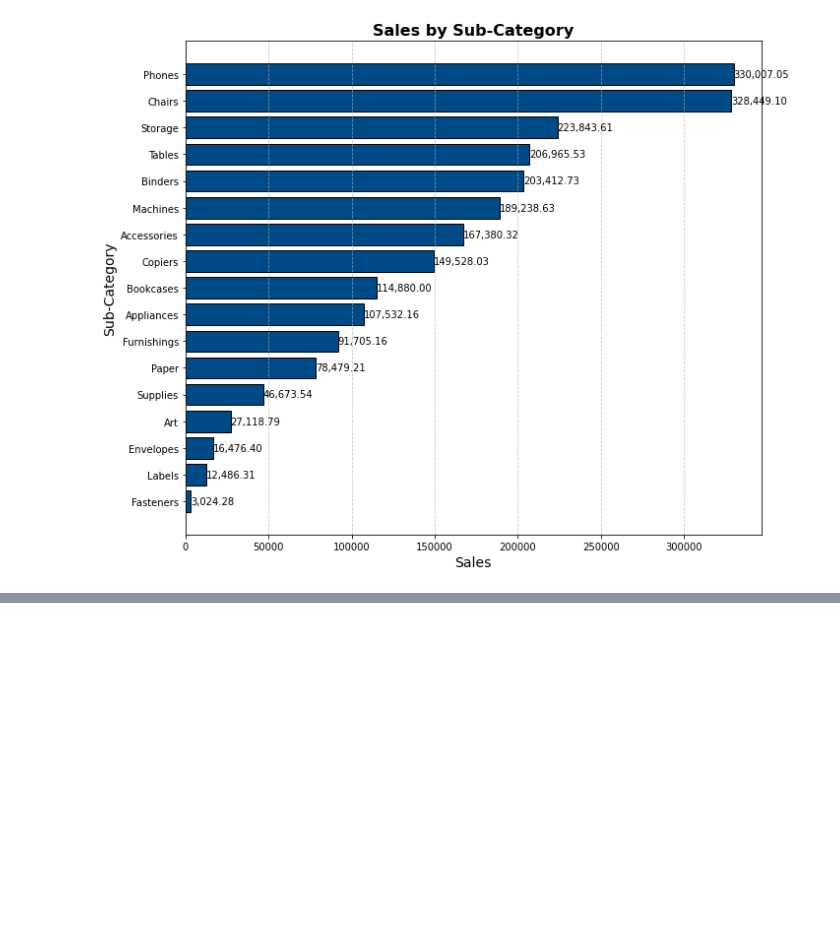
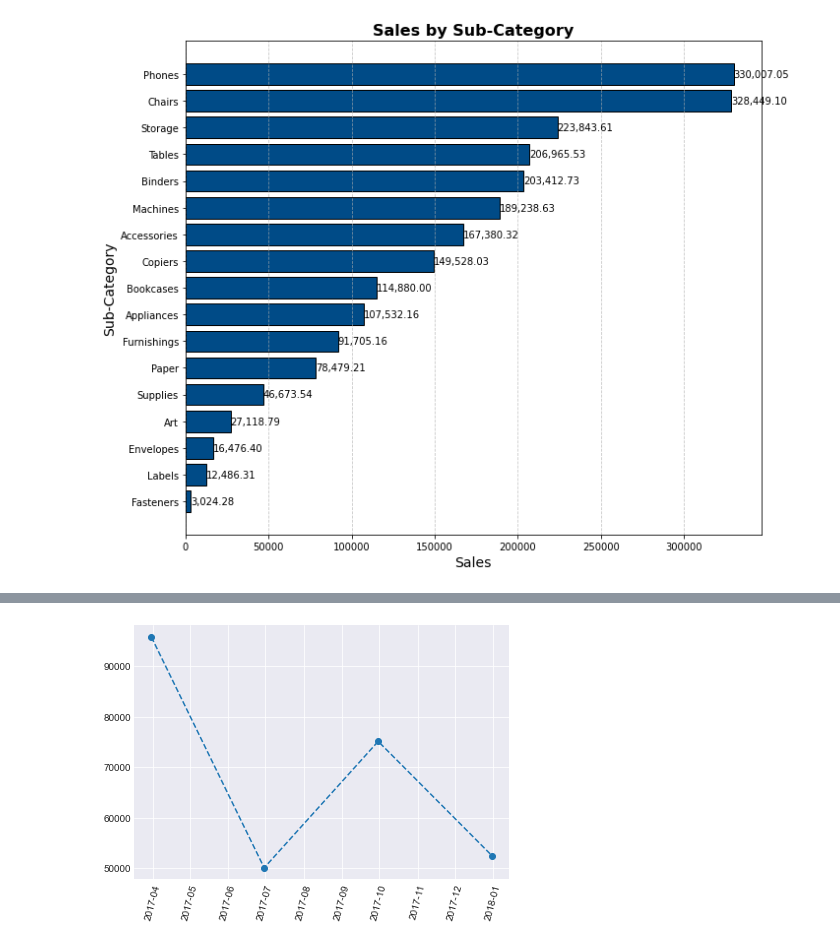
Before and after one commit to MehdiAliouan/Customer-Segmentation-Python, a Jupyter notebook: Superstore_Data_Analysis.ipynb, the cells around one changed output, grey strips where cells are left out. Cells and saved outputs as stored; diff of their text form; code cells hidden in the pictures; blank space fills up the shorter version.

```diff
--- a/Superstore_Data_Analysis.ipynb
+++ b/Superstore_Data_Analysis.ipynb
@@ -370,0 +459,8 @@ plt.show()
+# %%
+plt.plot(quarterly_sales['Quarter'], quarterly_sales['Total Sales'], marker = 'o', linestyle = '--')
+
+plt.tight_layout()
+plt.xticks(rotation=75)
+plt.show()
+# %% [output]
+[figure, added]
```
Also changed, not shown: parts of 8 cells of this notebook, 1 other file.
